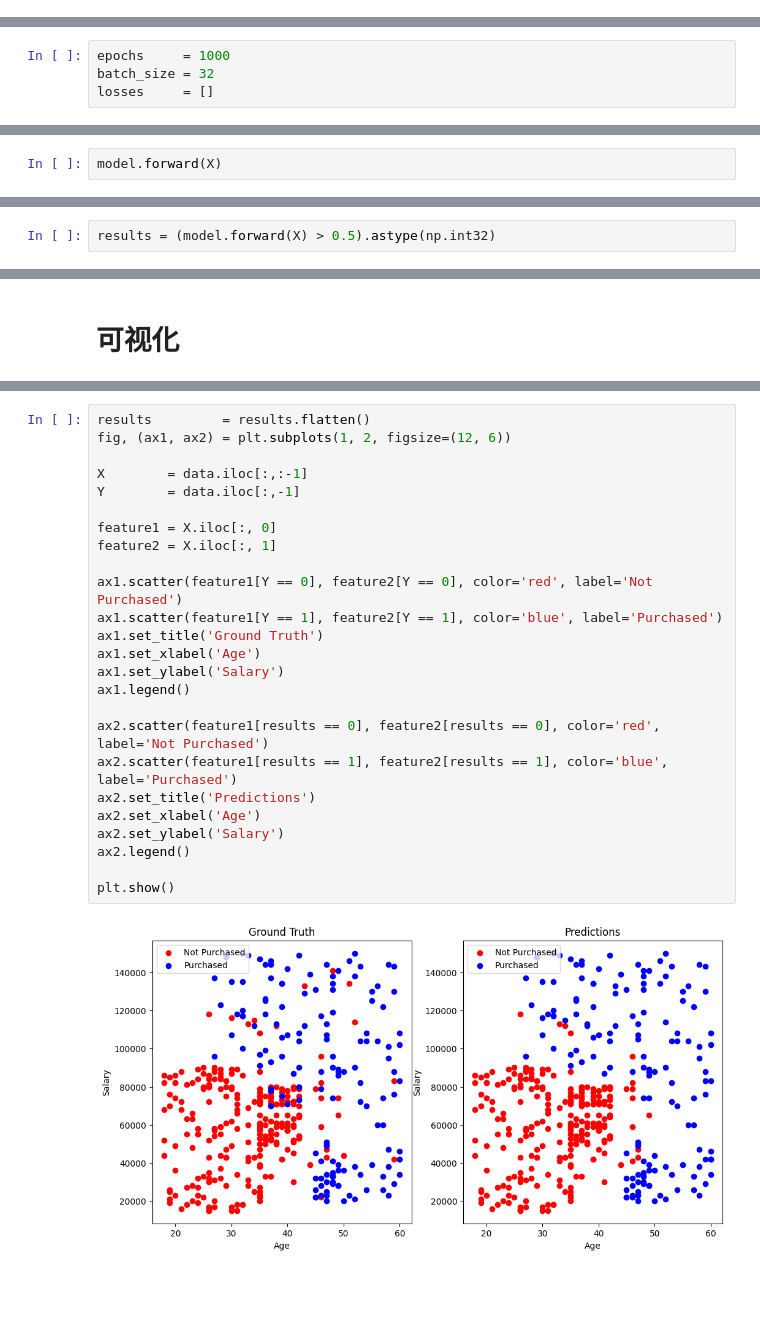
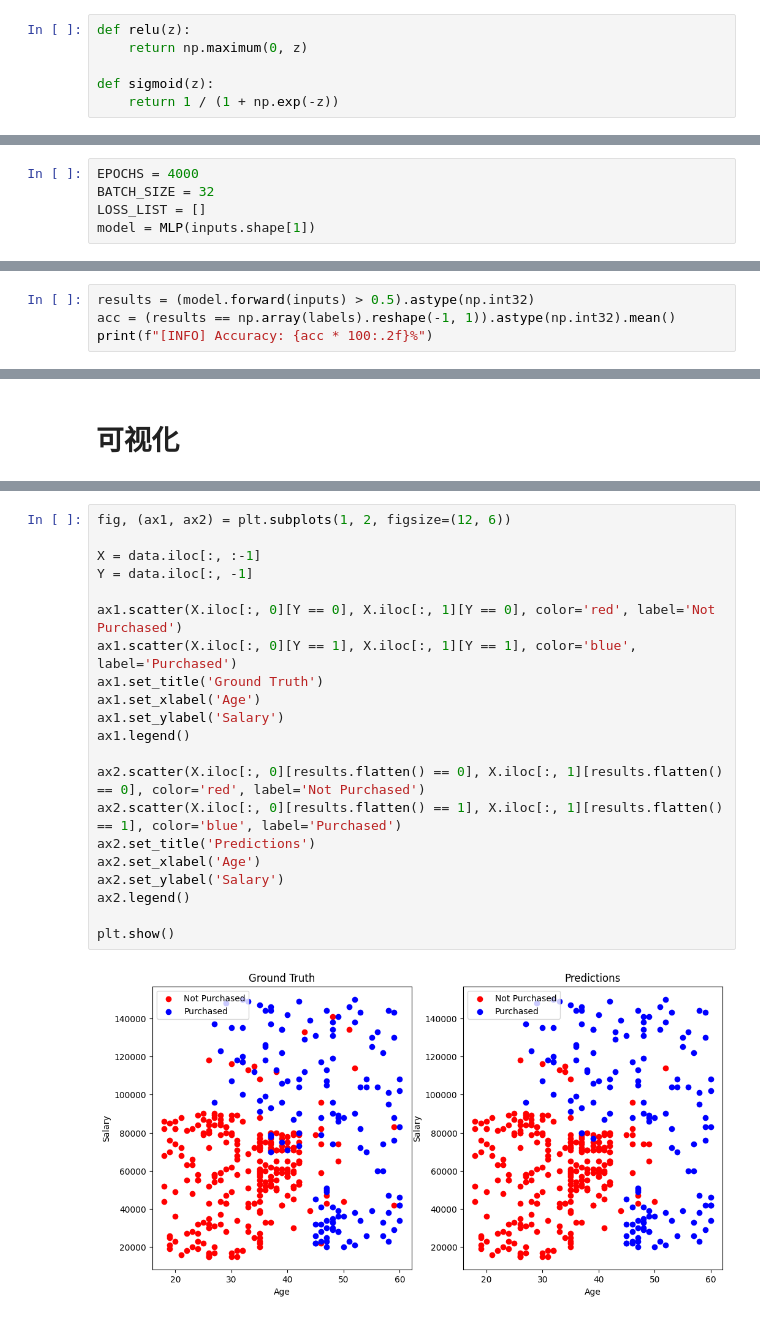
Before and after one commit to shady1543/AI-Lab, a Jupyter notebook: lab6/lab6-numpy.ipynb, the cells around one changed output, grey strips where cells are left out. Saved outputs shown, nothing was run; the diff lists cells and outputs as text; blank space fills up the shorter version.

```diff
--- a/lab6/lab6-numpy.ipynb
+++ b/lab6/lab6-numpy.ipynb
@@ -33,5 +28,11 @@ X.head()
 | 4 | 0.023810 | 0.451852 |
 # %% [markdown]
 # 创建模型
+# %%
+def relu(z):
+    return np.maximum(0, z)
+
+def sigmoid(z):
+    return 1 / (1 + np.exp(-z))
 # %%
 class Perceptron:
@@ -176,5 +109,6 @@ model      = MLP(input_dim)
 # %%
-epochs     = 1000
-batch_size = 32
-losses     = []
+EPOCHS = 4000
+BATCH_SIZE = 32
+LOSS_LIST = []
+model = MLP(inputs.shape[1])
 # %%
@@ -215,3 +134,5 @@ Epoch: 1000, Loss: 0.027661422436877844
 # %%
-model.forward(X)
+results = (model.forward(inputs) > 0.5).astype(np.int32)
+acc = (results == np.array(labels).reshape(-1, 1)).astype(np.int32).mean()
+print(f"[INFO] Accuracy: {acc * 100:.2f}%")
 # %% [output]
@@ -235,2 +139,0 @@ array([[9.63907384e-09],
-# %%
-results = (model.forward(X) > 0.5).astype(np.int32)
@@ -272,27 +151,23 @@ plt.legend()
 # %%
-results         = results.flatten()
 fig, (ax1, ax2) = plt.subplots(1, 2, figsize=(12, 6))
 
-X        = data.iloc[:,:-1]
-Y        = data.iloc[:,-1]
+X = data.iloc[:, :-1]
+Y = data.iloc[:, -1]
 
-feature1 = X.iloc[:, 0]
-feature2 = X.iloc[:, 1]
-
-ax1.scatter(feature1[Y == 0], feature2[Y == 0], color='red', label='Not Purchased')
-ax1.scatter(feature1[Y == 1], feature2[Y == 1], color='blue', label='Purchased')
+ax1.scatter(X.iloc[:, 0][Y == 0], X.iloc[:, 1][Y == 0], color='red', label='Not Purchased')
+ax1.scatter(X.iloc[:, 0][Y == 1], X.iloc[:, 1][Y == 1], color='blue', label='Purchased')
 ax1.set_title('Ground Truth')
 ax1.set_xlabel('Age')
 ax1.set_ylabel('Salary')
 ax1.legend()
 
-ax2.scatter(feature1[results == 0], feature2[results == 0], color='red', label='Not Purchased')
-ax2.scatter(feature1[results == 1], feature2[results == 1], color='blue', label='Purchased')
+ax2.scatter(X.iloc[:, 0][results.flatten() == 0], X.iloc[:, 1][results.flatten() == 0], color='red', label='Not Purchased')
+ax2.scatter(X.iloc[:, 0][results.flatten() == 1], X.iloc[:, 1][results.flatten() == 1], color='blue', label='Purchased')
 ax2.set_title('Predictions')
 ax2.set_xlabel('Age')
 ax2.set_ylabel('Salary')
 ax2.legend()
 
 plt.show()
 # %% [output]
-[figure, old version]
+[figure, new version]
```
Also changed, not shown: parts of 11 cells of this notebook, 2 other files.
